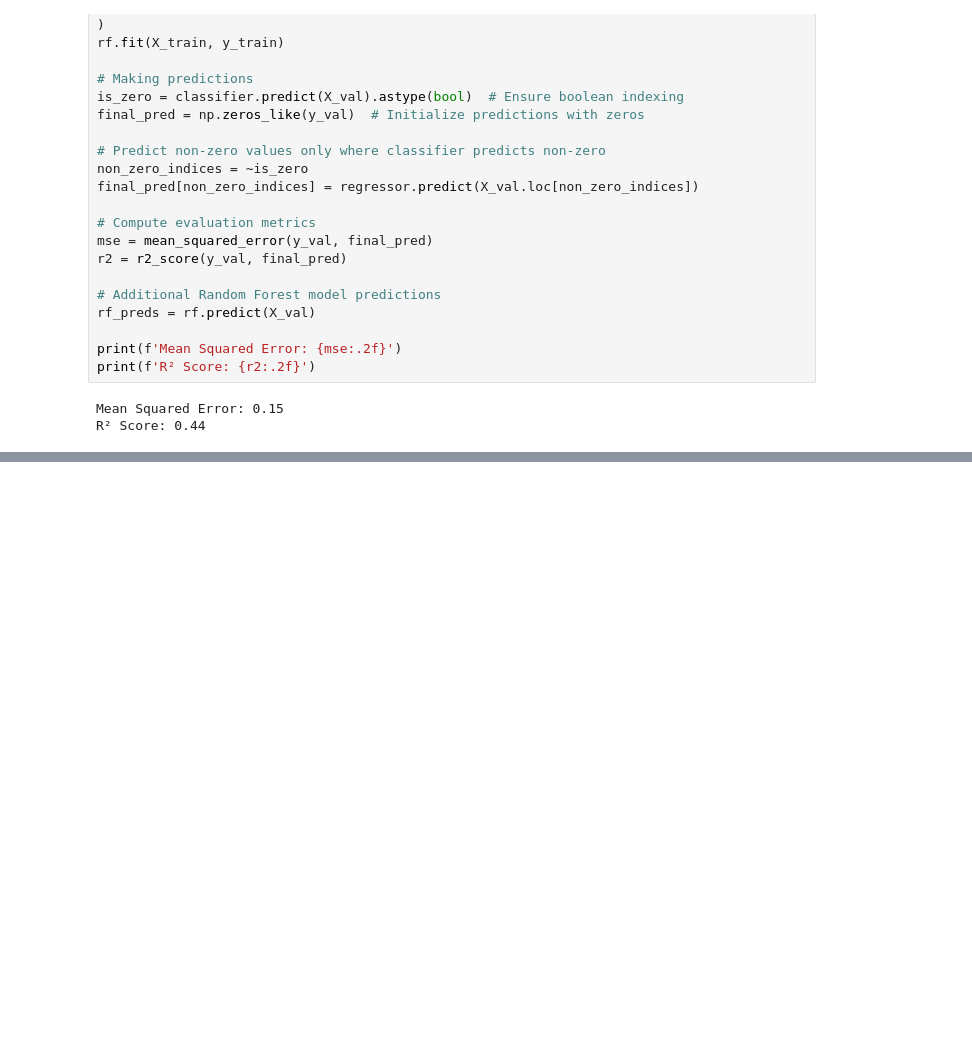
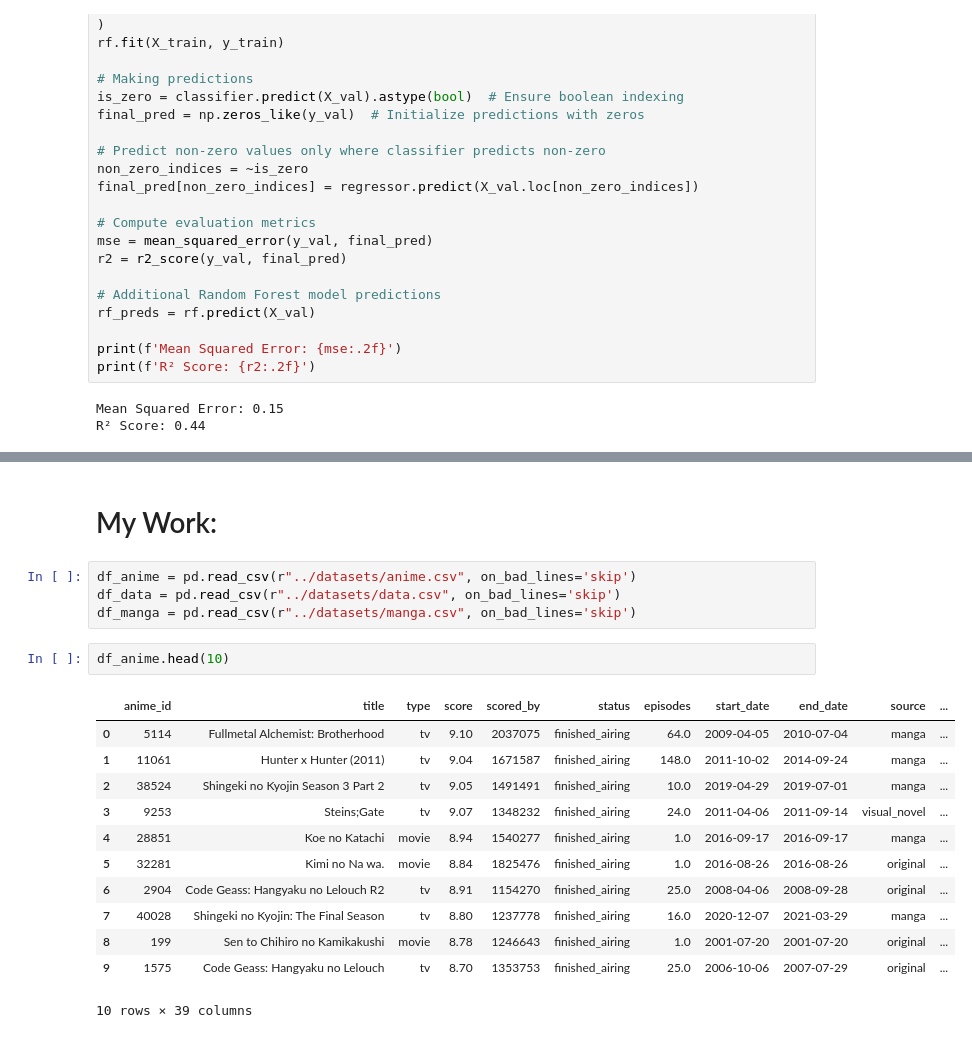
Before and after one commit to SavageCat05/Manga-Recommender, a Jupyter notebook: core/manga_recommender.ipynb, the cells around one changed output, grey strips where cells are left out. Cells and saved outputs as stored; diff of their text form; blank space fills up the shorter version.

```diff
--- a/core/manga_recommender.ipynb
+++ b/core/manga_recommender.ipynb
@@ -135,0 +142,21 @@ df_new.update(df_reg)
+# %% [markdown]
+# My Work:
+# %%
+df_anime = pd.read_csv(r"../datasets/anime.csv", on_bad_lines='skip')
+df_data = pd.read_csv(r"../datasets/data.csv", on_bad_lines='skip')
+df_manga = pd.read_csv(r"../datasets/manga.csv", on_bad_lines='skip')
+# %%
+df_anime.head(10)
+# %% [output]
+|  | anime_id | title | type | score | scored_by | status | episodes | start_date | end_date | source | ... |
+| 0 | 5114 | Fullmetal Alchemist: Brotherhood | tv | 9.10 | 2037075 | finished_airing | 64.0 | 2009-04-05 | 2010-07-04 | manga | ... |
+| 1 | 11061 | Hunter x Hunter (2011) | tv | 9.04 | 1671587 | finished_airing | 148.0 | 2011-10-02 | 2014-09-24 | manga | ... |
+| 2 | 38524 | Shingeki no Kyojin Season 3 Part 2 | tv | 9.05 | 1491491 | finished_airing | 10.0 | 2019-04-29 | 2019-07-01 | manga | ... |
+| 3 | 9253 | Steins;Gate | tv | 9.07 | 1348232 | finished_airing | 24.0 | 2011-04-06 | 2011-09-14 | visual_novel | ... |
+| 4 | 28851 | Koe no Katachi | movie | 8.94 | 1540277 | finished_airing | 1.0 | 2016-09-17 | 2016-09-17 | manga | ... |
+| 5 | 32281 | Kimi no Na wa. | movie | 8.84 | 1825476 | finished_airing | 1.0 | 2016-08-26 | 2016-08-26 | original | ... |
+| 6 | 2904 | Code Geass: Hangyaku no Lelouch R2 | tv | 8.91 | 1154270 | finished_airing | 25.0 | 2008-04-06 | 2008-09-28 | original | ... |
+| 7 | 40028 | Shingeki no Kyojin: The Final Season | tv | 8.80 | 1237778 | finished_airing | 16.0 | 2020-12-07 | 2021-03-29 | manga | ... |
+| 8 | 199 | Sen to Chihiro no Kamikakushi | movie | 8.78 | 1246643 | finished_airing | 1.0 | 2001-07-20 | 2001-07-20 | original | ... |
+| 9 | 1575 | Code Geass: Hangyaku no Lelouch | tv | 8.70 | 1353753 | finished_airing | 25.0 | 2006-10-06 | 2007-07-29 | original | ... |
+10 rows × 39 columns
```
Also changed, not shown: parts of 18 cells of this notebook.
